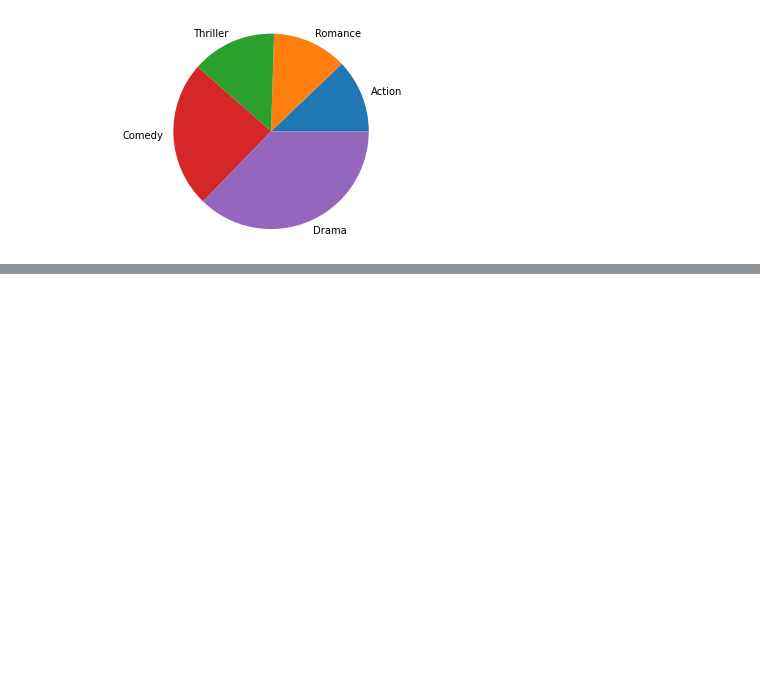
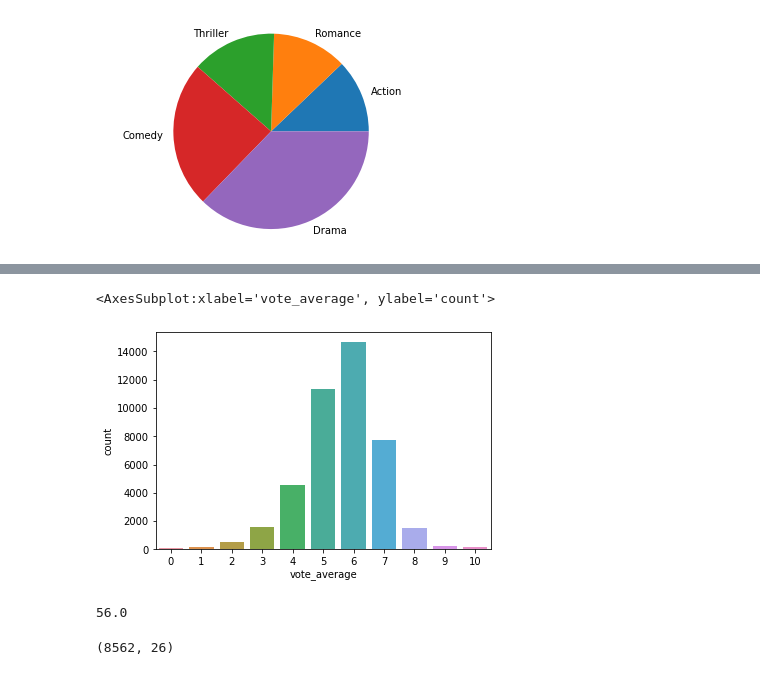
Before and after one commit to N3WBI3Y/Szakdolgozat, a Jupyter notebook: ContentBasedRecommender.ipynb, the cells around one changed output, grey strips where cells are left out. Drawn from its saved outputs; the diff is of its cells as text; code cells hidden in the pictures; blank space fills up the shorter version.

Commit message:
Weighted rating added

```diff
--- a/ContentBasedRecommender.ipynb
+++ b/ContentBasedRecommender.ipynb
@@ -200,0 +277,10 @@ Name: vote_average, dtype: float64
+# %%
+sns.countplot(x='vote_average',data = movies_df)
+# %% [output]
+<AxesSubplot:xlabel='vote_average', ylabel='count'>
+[figure, added]
+# %%
+m = np.percentile(movies_df['vote_count'],80)
+m
+# %% [output]
+56.0
@@ -200,0 +302,5 @@ Name: vote_average, dtype: float64
+# %%
+movies_df['WR'] = movies_df.apply(Weightedratingv1,axis = 1)
+movies_df.shape
+# %% [output]
+(8562, 26)
```
Also changed, not shown: parts of 18 cells of this notebook.
